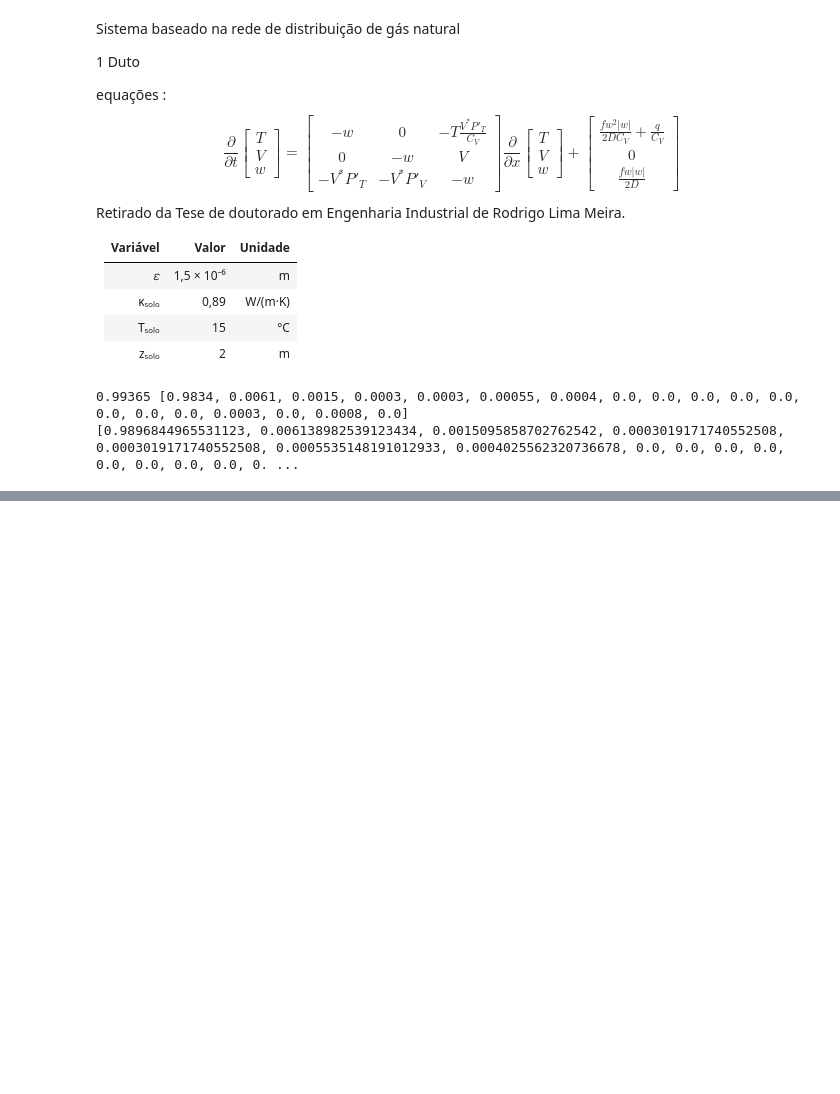
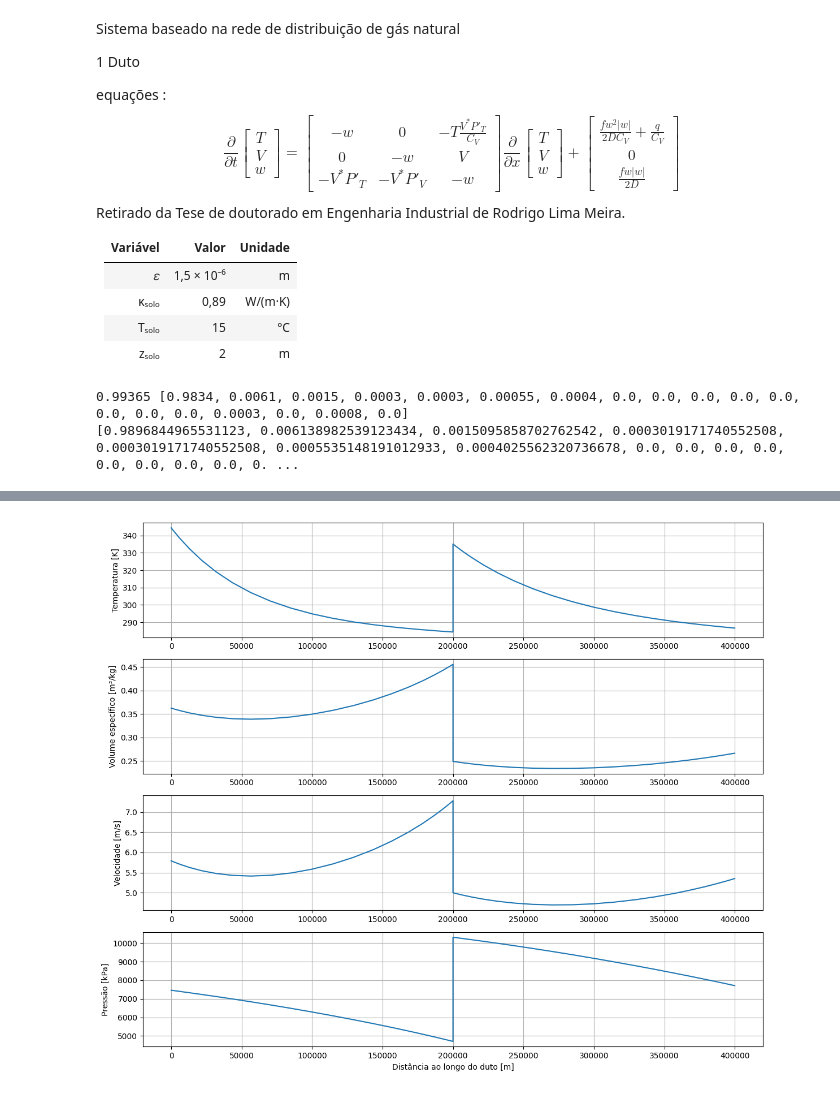
Before and after one commit to MMatheusB/UFBA, a Jupyter notebook: Duto_Rede_de_gas/teste.ipynb, the cells around one changed output, grey strips where cells are left out. Cells and saved outputs as stored; diff of their text form; code cells hidden in the pictures; blank space fills up the shorter version.

Commit message:
tentando rodar a simu de 2 dutos

```diff
--- a/Duto_Rede_de_gas/teste.ipynb
+++ b/Duto_Rede_de_gas/teste.ipynb
@@ -217,7 +217,7 @@ import numpy as np
 
 # --- Entradas conhecidas ---
 gas_temp = gas.copy_change_conditions(sol_estc.y[0, -1], None, sol_estc.y[1, -1], 'gas')
-u0 = 700
+u0_2 = 650
 m_dot_duto_2 = sol_estc.y[2, -1]*rho*A
 # --- Função residual (só para as variáveis livres) ---
 def algebraic_residual2(z_free, u, compressor):
@@ -231,15 +231,15 @@ def algebraic_residual2(z_free, u, compressor):
               z_free[6], z_free[7],
               z_free[8]]
 
-    params = [u, m_dot_duto_2/4, gas_temp.P, sol_estc.y[0, -1]]
+    params = [u0_2, m_dot_duto_2/4, gas_temp.P, sol_estc.y[0, -1]]
     res = compressor.character_dae(z_full, params)
     return np.array(res).flatten()
 
 Phi, eta, Mach, Gimp, G2, Gdif, PHI, G2s, k = compression.character(
-    compressor, m=m_dot/4, N=u0, Gi_1=gas
+    compressor, m=m_dot_duto_2/4, N=u0, Gi_1=gas_temp
 )
 
-z_guess_duto2 = [Gimp.T, Gimp.V, Gdif.T, Gdif.V, G2s.T, G2s.V, G2.T, G2.V, gas.V]
+z_guess_duto2 = [Gimp.T, Gimp.V, Gdif.T, Gdif.V, G2s.T, G2s.V, G2.T, G2.V, gas_temp.V]
 
 
 # --- Resolve as equações algébricas ---
@@ -265,7 +265,8 @@ A = np.pi * (D**2) / 4
 MM = gas_p_2.mixture.MM_m
 v_kg = z_sol_duto2[7] / MM
 rho = 1 / v_kg
-w_teste = m_dot/(A * rho)
+w_teste = m_dot_duto_2/(A * rho)
+print(w_teste)
 y0 = [z_sol_duto2[6], z_sol_duto2[7], w_teste]
 
 
@@ -289,7 +290,7 @@ P_sol_estc_2 = []
 for i in range(len(T_sol_estc)):
     gas2 = gas.copy_change_conditions(T_sol_estc_2[i], None, V_sol_estc_2[i], 'gas')
     P_current = gas2.P.item()
-    P_sol_estc.append(P_current)
+    P_sol_estc_2.append(P_current)
 
 
 
@@ -352 +305,54 @@ plt.show()
+# %%
+import numpy as np
+import matplotlib.pyplot as plt
+
+# ----- Primeiro duto -----
+x1 = np.array(meu_duto.l)
+T1 = T_sol_estc
+V1 = V_sol_estc
+w1 = w_sol_estc
+P1 = np.array(P_sol_estc)
+
+# ----- Segundo duto -----
+x2 = np.array(meu_duto_2.l) + meu_duto.Lc
+T2 = T_sol_estc_2
+V2 = V_sol_estc_2
+w2 = w_sol_estc_2
+P2 = np.array(P_sol_estc_2)
+
+# ----- Juntar tudo -----
+x_total = np.concatenate([x1, x2])
+T_total = np.concatenate([T1, T2])
+V_total = np.concatenate([V1, V2])
+w_total = np.concatenate([w1, w2])
+P_total = np.concatenate([P1, P2])
+
+# ----- Plotagem -----
+plt.figure(figsize=(12, 10))
+
+plt.subplot(4, 1, 1)
+plt.plot(x_total, T_total)
+plt.ylabel("Temperatura [K]")
+plt.grid()
+
+plt.subplot(4, 1, 2)
+plt.plot(x_total, V_total)
+plt.ylabel("Volume específico [m³/kg]")
+plt.grid()
+
+plt.subplot(4, 1, 3)
+plt.plot(x_total, w_total)
+plt.ylabel("Velocidade [m/s]")
+plt.grid()
+
+plt.subplot(4, 1, 4)
+plt.plot(x_total, P_total)
+plt.xlabel("Distância ao longo do duto [m]")
+plt.ylabel("Pressão [kPa]")
+plt.grid()
+
+plt.tight_layout()
+plt.show()
+# %% [output]
+[figure, added]
 # %%
```
Also changed, not shown: parts of 7 cells of this notebook, 5 other files.
